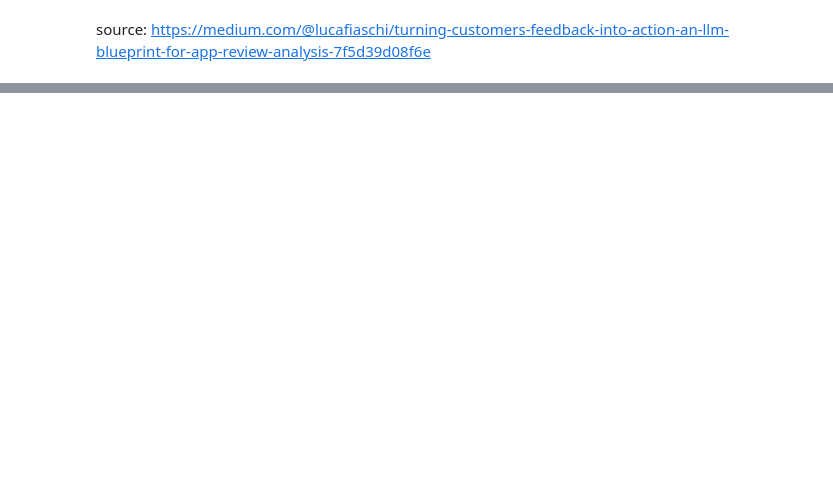
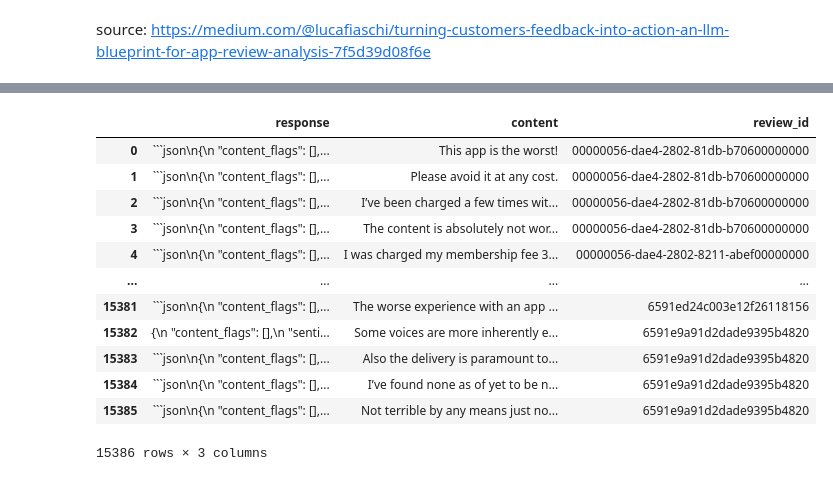
Before and after one commit to AndriiZavhorodnii/llm-messages-analysis, a Jupyter notebook: simple.ipynb, the cells around one changed output, grey strips where cells are left out. Drawn from its saved outputs; the diff is of its cells as text; code cells hidden in the pictures; blank space fills up the shorter version.

````diff
--- a/simple.ipynb
+++ b/simple.ipynb
@@ -130,7 +141,2 @@ def classify_topic(text, sleep_time=0.001, number=1):
     logging.info(f"{number} - {result['content']}")
     return result
-# %%
-res = []
-
-for index, row in df.iterrows():
-    res.append(classify_topic(text=row.get('content'), number=index))
@@ -200,0 +214,16 @@ KeyboardInterrupt:
+# %%
+df_result
+# %% [output]
+|  | response | content | review_id |
+| 0 | ```json\n{\n "content_flags": [],... | This app is the worst! | 00000056-dae4-2802-81db-b70600000000 |
+| 1 | ```json\n{\n "content_flags": [],... | Please avoid it at any cost. | 00000056-dae4-2802-81db-b70600000000 |
+| 2 | ```json\n{\n "content_flags": [],... | I’ve been charged a few times wit... | 00000056-dae4-2802-81db-b70600000000 |
+| 3 | ```json\n{\n "content_flags": [],... | The content is absolutely not wor... | 00000056-dae4-2802-81db-b70600000000 |
+| 4 | ```json\n{\n "content_flags": [],... | I was charged my membership fee 3... | 00000056-dae4-2802-8211-abef00000000 |
+| ... | ... | ... | ... |
+| 15381 | ```json\n{\n "content_flags": [],... | The worse experience with an app ... | 6591ed24c003e12f26118156 |
+| 15382 | {\n "content_flags": [],\n "senti... | Some voices are more inherently e... | 6591e9a91d2dade9395b4820 |
+| 15383 | ```json\n{\n "content_flags": [],... | Also the delivery is paramount to... | 6591e9a91d2dade9395b4820 |
+| 15384 | ```json\n{\n "content_flags": [],... | I’ve found none as of yet to be n... | 6591e9a91d2dade9395b4820 |
+| 15385 | ```json\n{\n "content_flags": [],... | Not terrible by any means just no... | 6591e9a91d2dade9395b4820 |
+15386 rows × 3 columns
````
Also changed, not shown: parts of 20 cells of this notebook, 1 other file.
